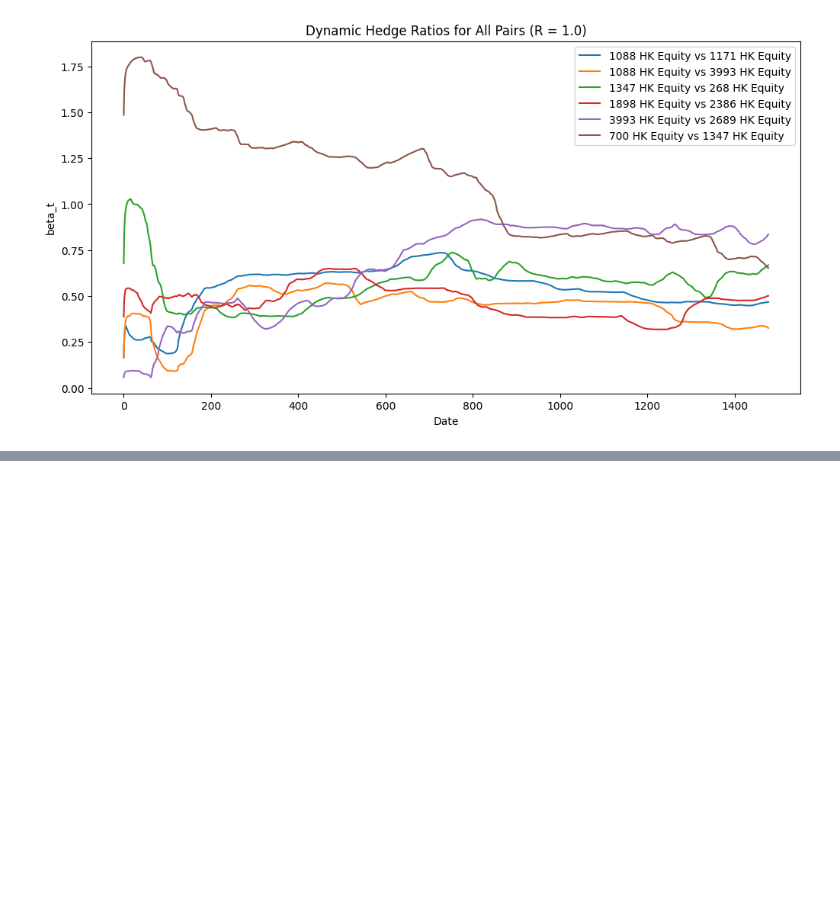
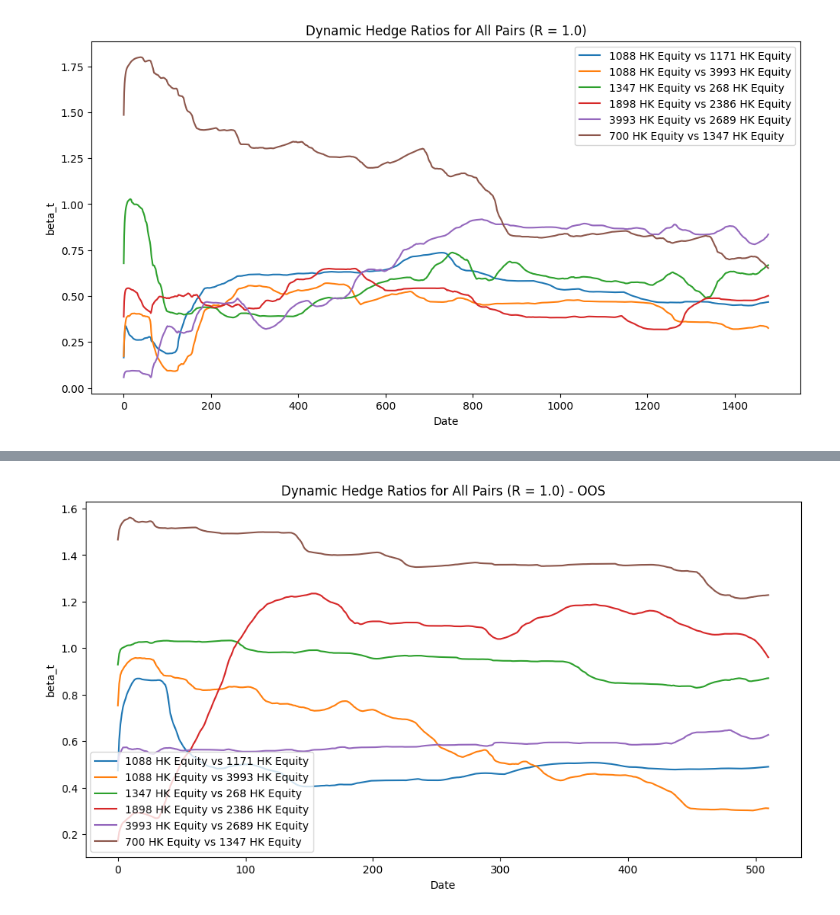
Before and after one commit to hivan04/applied-project-06039211, a Jupyter notebook: notebooks/3_pairs_strategy.ipynb, the cells around one changed output, grey strips where cells are left out. Cells and saved outputs as stored; diff of their text form; code cells hidden in the pictures; blank space fills up the shorter version.

```diff
--- a/notebooks/3_pairs_strategy.ipynb
+++ b/notebooks/3_pairs_strategy.ipynb
@@ -76,5 +72,5 @@ $$
 # %%
-pairs = [
+pairs_is = [
     {"y": "700 HK Equity", "x": "1347 HK Equity", "df": df1_is},
     {"y": "1347 HK Equity", "x": "268 HK Equity", "df": df1_is},
     {"y": "1088 HK Equity", "x": "3993 HK Equity", "df": df2_is},
@@ -283,0 +305,22 @@ with open("/Users/ivanhung/Documents/GitHub/applied-project-06039211/data/dictio
+# %%
+static_summaries_oos = []
+static_spreads_oos = {}
+static_models_oos = {}
+
+for pair in pairs_oos:
+    y_series = pair["df"][pair["y"]]
+    x_series = pair["df"][pair["x"]]
+    pair_name = f"{pair['y']} vs {pair['x']}"
+
+    summary_df, spread, model = estimate_hedge_ratio_df(
+        y_series,
+        x_series,
+        pair_name=pair_name
+    )
+
+    static_summaries_oos.append(summary_df)
+    static_spreads_oos[pair_name] = spread
+    static_models_oos[pair_name] = model
+
+static_results_df_oos = pd.concat(static_summaries_oos, ignore_index=True)
+static_results_df_oos
@@ -283,0 +457,20 @@ with open("/Users/ivanhung/Documents/GitHub/applied-project-06039211/data/dictio
+# %%
+plt.figure(figsize=(12, 6))
+
+pair_names_oos = sorted(
+    set(pair_name for pair_name, r in dynamic_details_oos.keys())
+)
+
+for pair_name in pair_names_oos:
+    key = (pair_name, 1.0)
+
+    if key in dynamic_details_oos:
+        dynamic_details_oos[key]["beta_t"].plot(label=pair_name)
+
+plt.title("Dynamic Hedge Ratios for All Pairs (R = 1.0) - OOS")
+plt.xlabel("Date")
+plt.ylabel("beta_t")
+plt.legend()
+plt.show()
+# %% [output]
+[figure, added]
```
Also changed, not shown: parts of 22 cells of this notebook, 4 other files.
